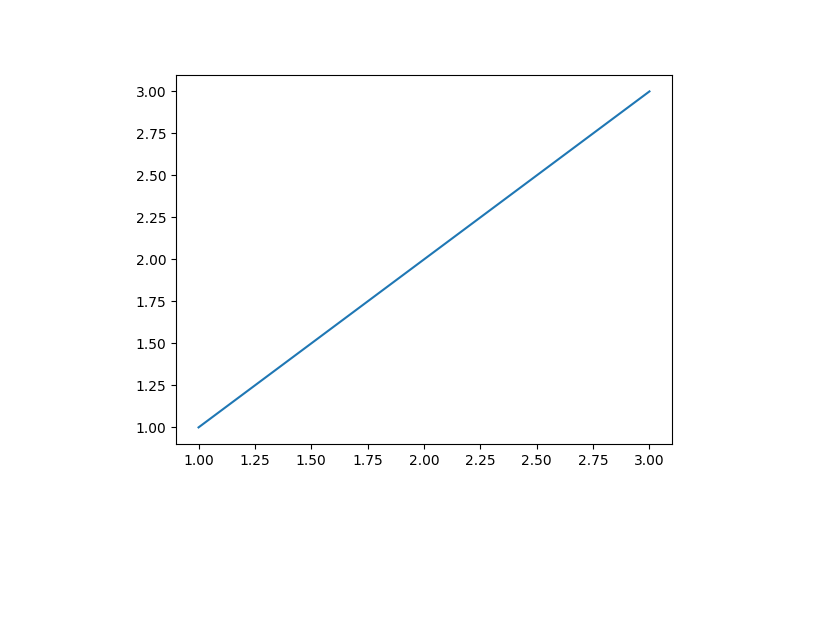
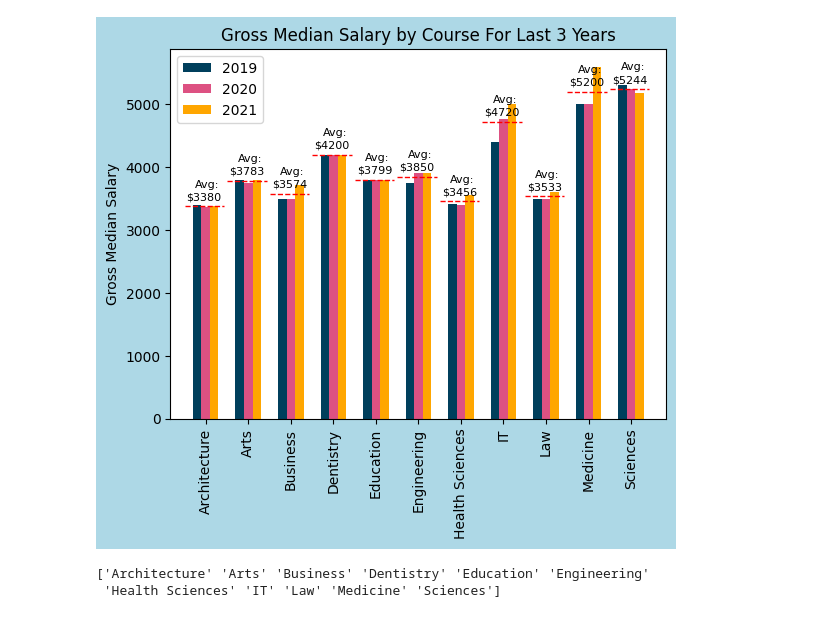
Before and after one commit to kaze-droid/SG-Education-Analysis, a Jupyter notebook: main.ipynb, the cells around one changed output. Cells and saved outputs as stored; diff of their text form; code cells hidden in the pictures; blank space fills up the shorter version.

Commit message:
Added graph 1 (Grouped Bar Chart) and graph 2 (Comparative Line Chart)

```diff
--- a/main.ipynb
+++ b/main.ipynb
@@ -5,9 +5,54 @@ import matplotlib.pyplot as plt
-# %%
-plt.plot([1,2,3], [1,2,3])
-plt.show()
-# %% [output]
-[figure, removed]
 # %%
 employ = np.genfromtxt('datasets_cleaned/employment/employ.csv', delimiter=',', dtype=['i8','U64','f8','f8','i8'], names=True)
 poly = np.genfromtxt('datasets_cleaned/poly/poly_intake.csv', delimiter=',', dtype=['i8','U8','U64','i8','i8','i8'], names=True)
 uni = np.genfromtxt('datasets_cleaned/uni/uni_intake.csv', delimiter=',', dtype=['i8','U8','U64','i8','i8','i8'], names=True)
+# %%
+# Chart 1
+# Gross Median Salary of each course for the past three years
+labels = np.unique(employ['course_cluster'])
+
+N = len(labels)
+C = [0]*(2022-2019)
+for i in range(2019,2022):
+    C[i-2019] = employ['gross_median_salary'][employ['year'] == i]
+width = 0.2
+
+fig, ax = plt.subplots()
+fig.set_facecolor("lightblue")
+# 2019
+rects1 = ax.bar(np.arange(N) - width, C[0], width, label='2019', color='#003f5c')
+
+# 2020
+rects2 = ax.bar(np.arange(N), C[1], width, label='2020',color='#dd5182')
+
+
+# 2021
+rects3 = ax.bar(np.arange(N) + width, C[2], width, label='2021',color='#ffa600')
+
+for i in range(11):
+# add a horizontal line for each label
+    min_x = i*120/1400+27/700
+    ax.axhline((C[0][i]+C[1][i]+C[2][i])/3, color='r', linestyle='--', linewidth = 1,xmin=min_x-0.01, xmax=min_x+0.07)
+    ax.text(i-0.45, (C[0][i]+C[1][i]+C[2][i])/3+100, f'${round((C[0][i]+C[1][i]+C[2][i])/3)}',fontsize=8,color='black')
+    ax.text(i-0.25, (C[0][i]+C[1][i]+C[2][i])/3+300, 'Avg:',fontsize=8,color='black')
+
+
+
+
+
+ax.legend()
+ax.set_xticks(np.arange(N))
+ax.set_xticklabels(labels, rotation=90)
+ax.set_ylabel('Gross Median Salary')
+ax.set_title('Gross Median Salary by Course For Last 3 Years')
+
+
+
+plt.show()
+# %% [output]
+[figure, added]
+# %%
+print(np.unique(uni['course']))
+# %% [output]
+['Architecture' 'Arts' 'Business' 'Dentistry' 'Education' 'Engineering'
+ 'Health Sciences' 'IT' 'Law' 'Medicine' 'Sciences']
```
Also changed, not shown: parts of 2 cells of this notebook, 5 other files.
